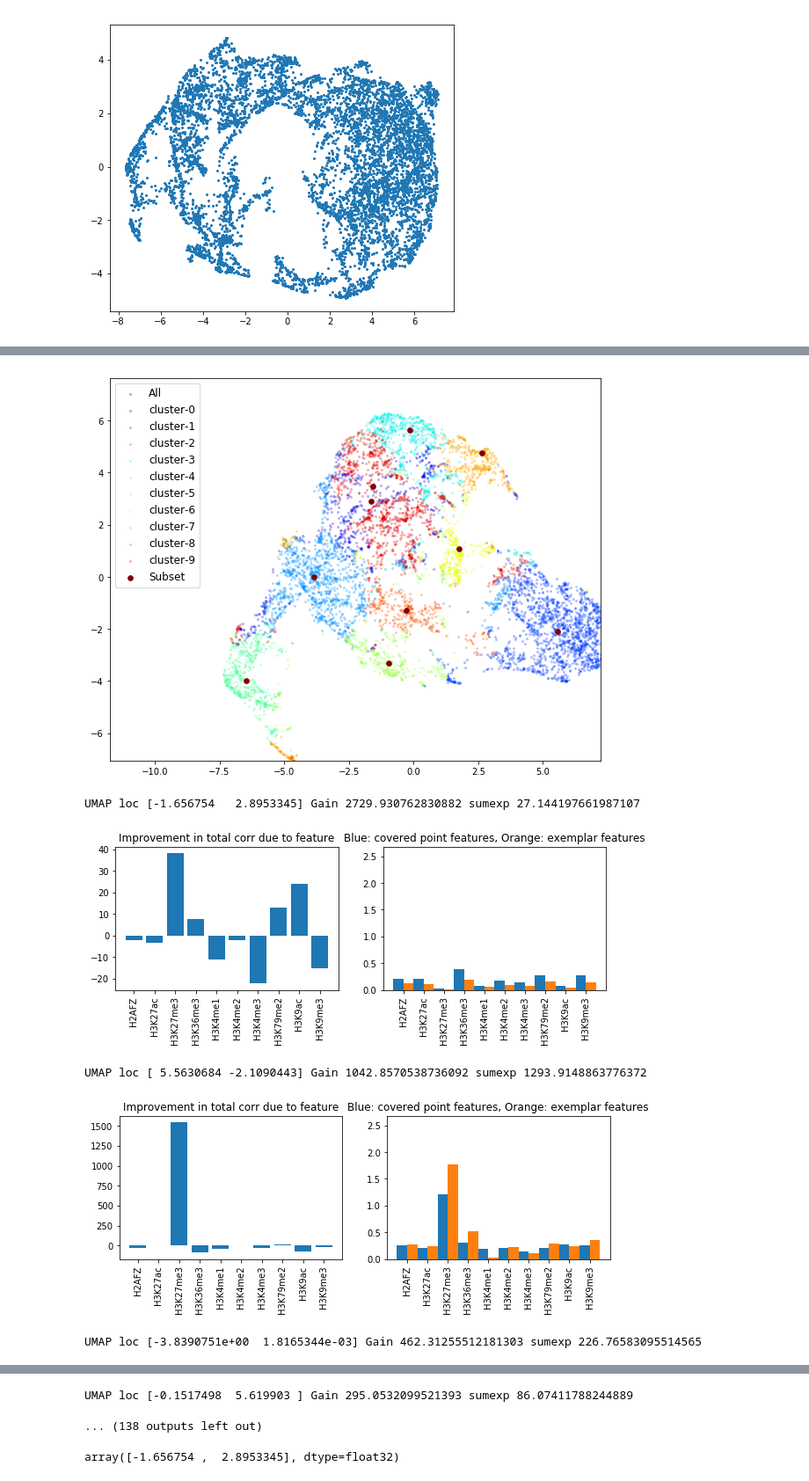
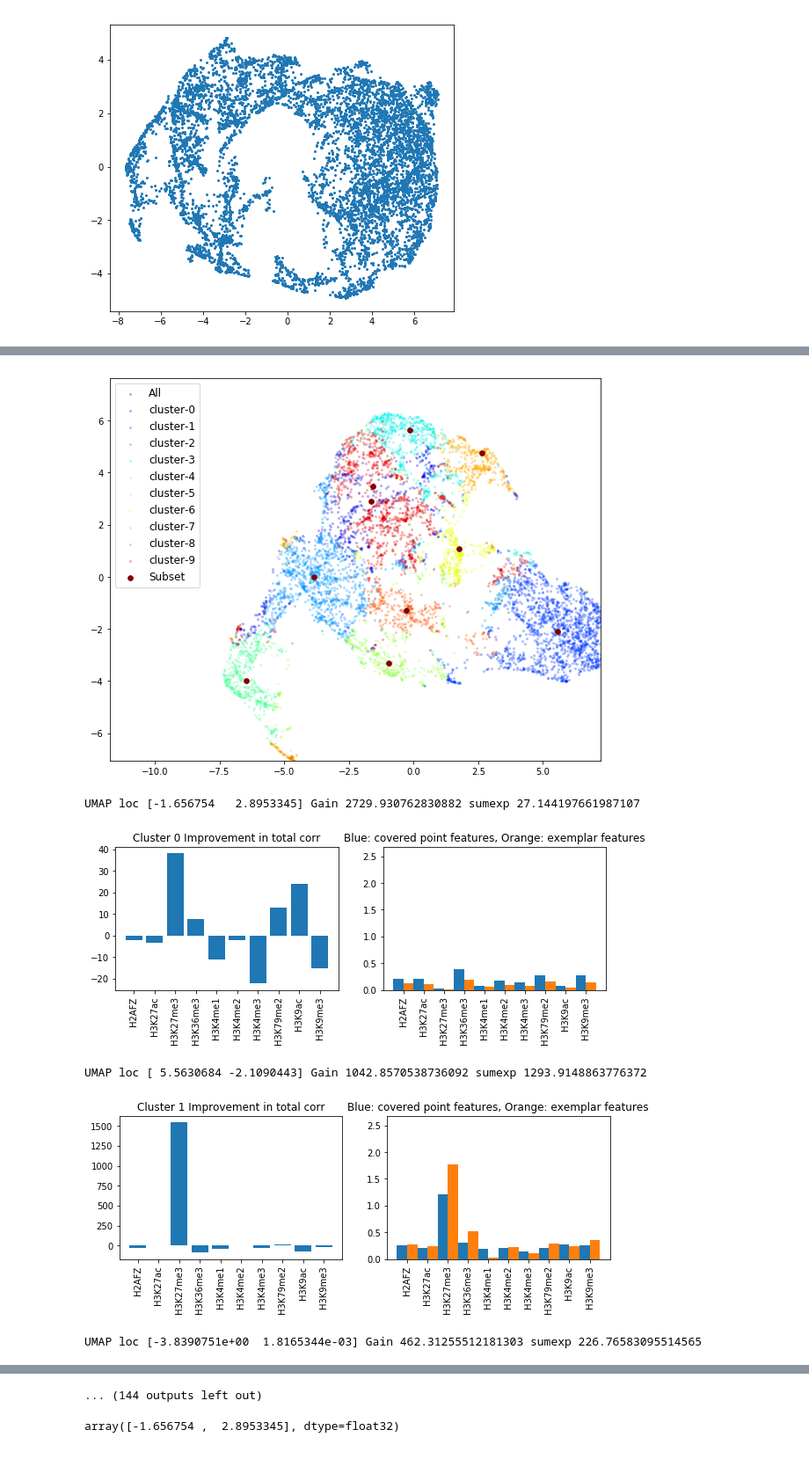
Before and after one commit to kundajelab/locusselect, a Jupyter notebook: notebooks_and_use_cases/ExplainSubmodularSelection-GurkansPrepareData.ipynb, the cells around one changed output, grey strips where cells are left out. Shown at 88% size. Saved outputs shown, nothing was run; the diff lists cells and outputs as text; code cells hidden in the pictures.

Commit message:
figures for presentation

```diff
--- a/notebooks_and_use_cases/ExplainSubmodularSelection-GurkansPrepareData.ipynb
+++ b/notebooks_and_use_cases/ExplainSubmodularSelection-GurkansPrepareData.ipynb
@@ -546,6 +546,8 @@ for locus, SSIndex, gains, data, embedding, ccre_indices in zip (
                                             lociList, histone_SSIndex_list, gains_list,
                                             histone_data_list, histone_embedding_list,
                                             ccre_indices_in_histone_bed_list) :
+
+    print(locus)
     SubsetInds = SSIndex[:ss_size]
 
     (explanations, avg_of_represented_points,
@@ -589,17 +591,17 @@ for locus, SSIndex, gains, data, embedding, ccre_indices in zip (
     markNames_abbr = [name.replace("-human", "") for name in markNames]
     max_y = max(np.max(avg_of_represented_points),
                 np.max([data[exemplar_idx] for exemplar_idx in SubsetInds])) + 0.1
-    for explanation, avg_features, exemplar_idx, gain,  in zip(explanations,
+    for cluster_idx,(explanation, avg_features, exemplar_idx, gain)  in enumerate(zip(explanations,
                                                                      avg_of_represented_points,
                                                                      SubsetInds,
-                                                                     gains[:ss_size]):
+                                                                     gains[:ss_size])):
         umap_embedding_loc = embedding[exemplar_idx]
         print("UMAP loc", umap_embedding_loc, "Gain", gain, "sumexp", np.sum(explanation))
         plt.figure(figsize=(10,3))
         plt.subplot(1, 2, 1)
         plt.bar(np.arange(len(explanation)), explanation)
         plt.xticks(np.arange(len(explanation)), markNames_abbr, rotation=90)
-        plt.title("Improvement in total corr due to feature")
+        plt.title("Cluster "+str(cluster_idx)+" Improvement in total corr")
         #plt.show()
 
         plt.subplot(1, 2, 2)
@@ -632,7 +635,7 @@ for locus, SSIndex, gains, data, embedding, ccre_indices in zip (
 [figure]
 [figure]
-UMAP loc [-1.656754   2.8953345] Gain 2729.930762830882 sumexp 27.144197661987107
+UMAP loc [-1.656754   2.8953345] Gain 2729.930762830882 sumexp 27.144197661987107
-[figure, old version]
+[figure, new version]
-UMAP loc [ 5.5630684 -2.1090443] Gain 1042.8570538736092 sumexp 1293.9148863776372
+UMAP loc [ 5.5630684 -2.1090443] Gain 1042.8570538736092 sumexp 1293.9148863776372
-[figure, old version]
+[figure, new version]
-UMAP loc [-3.8390751e+00  1.8165344e-03] Gain 462.31255512181303 sumexp 226.76583095514565
+UMAP loc [-3.8390751e+00  1.8165344e-03] Gain 462.31255512181303 sumexp 226.76583095514565
@@ -640,5 +643,4 @@ UMAP loc [-3.8390751e+00  1.8165344e-03] Gain 462.31255512181303 sumexp 226.7658
-UMAP loc [-0.1517498  5.619903 ] Gain 295.0532099521393 sumexp 86.07411788244889
-... (138 outputs left out)
+... (144 outputs left out)
 # %%
 exemplar_idx
 # %% [output]
```
Also changed, not shown: parts of 1 cell of this notebook.
